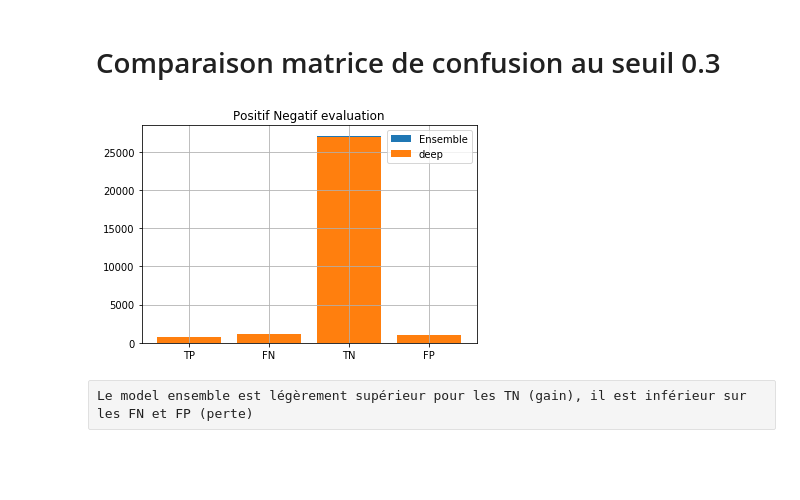
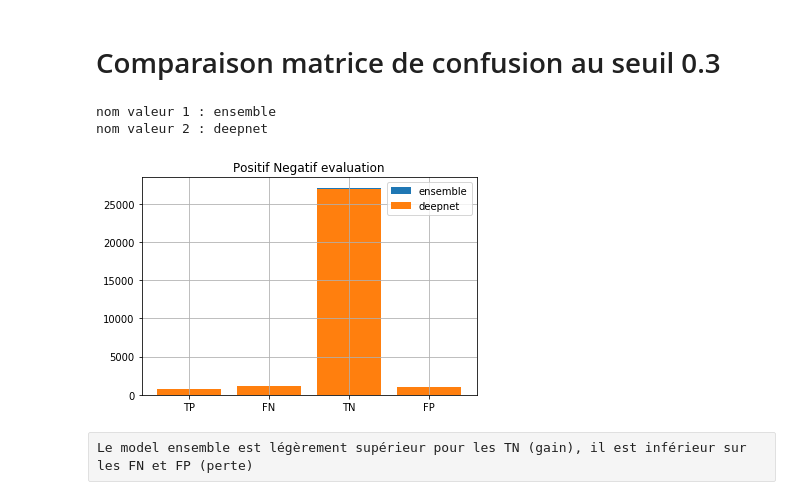
Before and after one commit to Nico-Facto/Give-me-some-credits, a Jupyter notebook: Analyse_Model_Ensemble_et_Deepnet_pour_projet_GMSC.ipynb, the cells around one changed output. Cells and saved outputs as stored; diff of their text form; code cells hidden in the pictures; blank space fills up the shorter version.

```diff
--- a/Analyse_Model_Ensemble_et_Deepnet_pour_projet_GMSC.ipynb
+++ b/Analyse_Model_Ensemble_et_Deepnet_pour_projet_GMSC.ipynb
@@ -172,11 +173,13 @@ Graph title : Évaluation Seuil
 # %%
 from graph import rViz
 tf = read_csv('analyseEnsembleOpti.csv')
 tf2 = read_csv('analyseDeeptOpti.csv')
 
-rViz.diagr_double(tf,tf2)
+rViz.diagr_matrice_double(tf,tf2,False)
 # %% [output]
+nom valeur 1 : ensemble
+nom valeur 2 : deepnet
-[figure, old version]
+[figure, new version]
 # %% [raw]
 Le model ensemble est légèrement supérieur pour les TN (gain), il est inférieur sur les FN et FP (perte)
 # %% [markdown]
```
Also changed, not shown: parts of 2 cells of this notebook, 5 other files.
